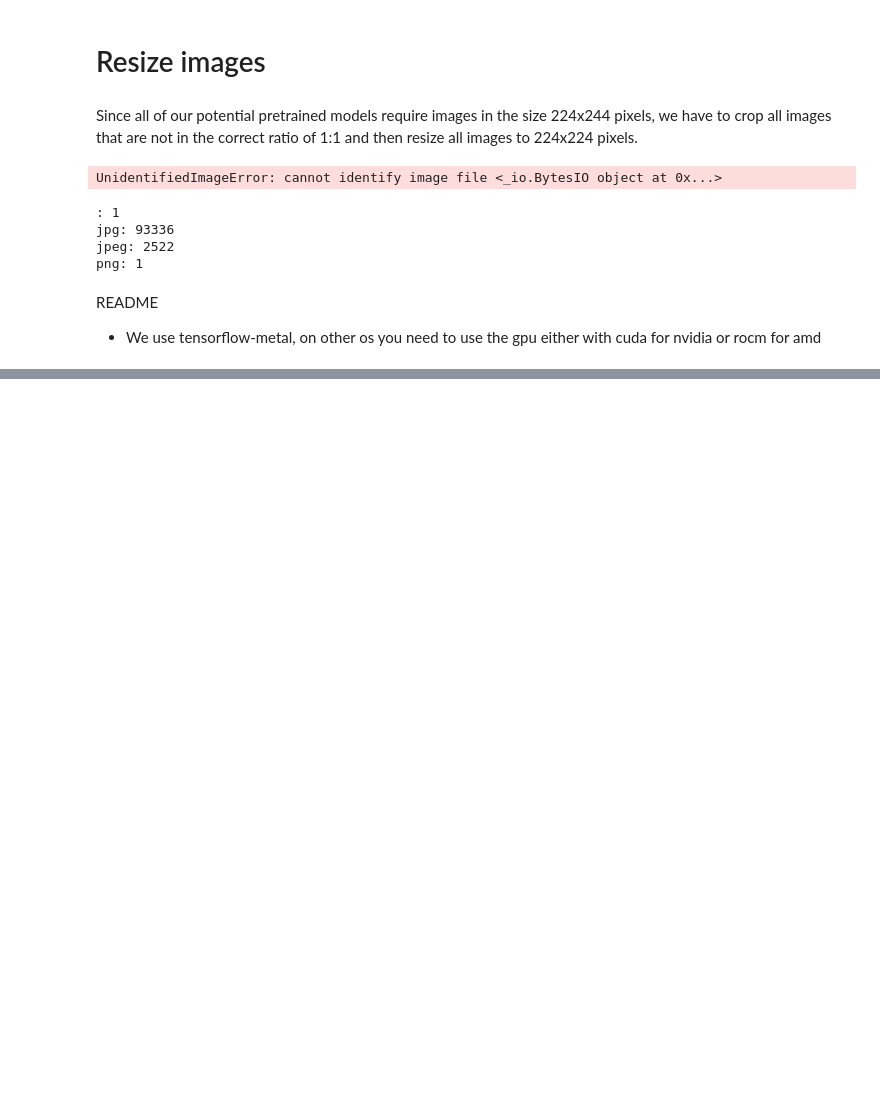
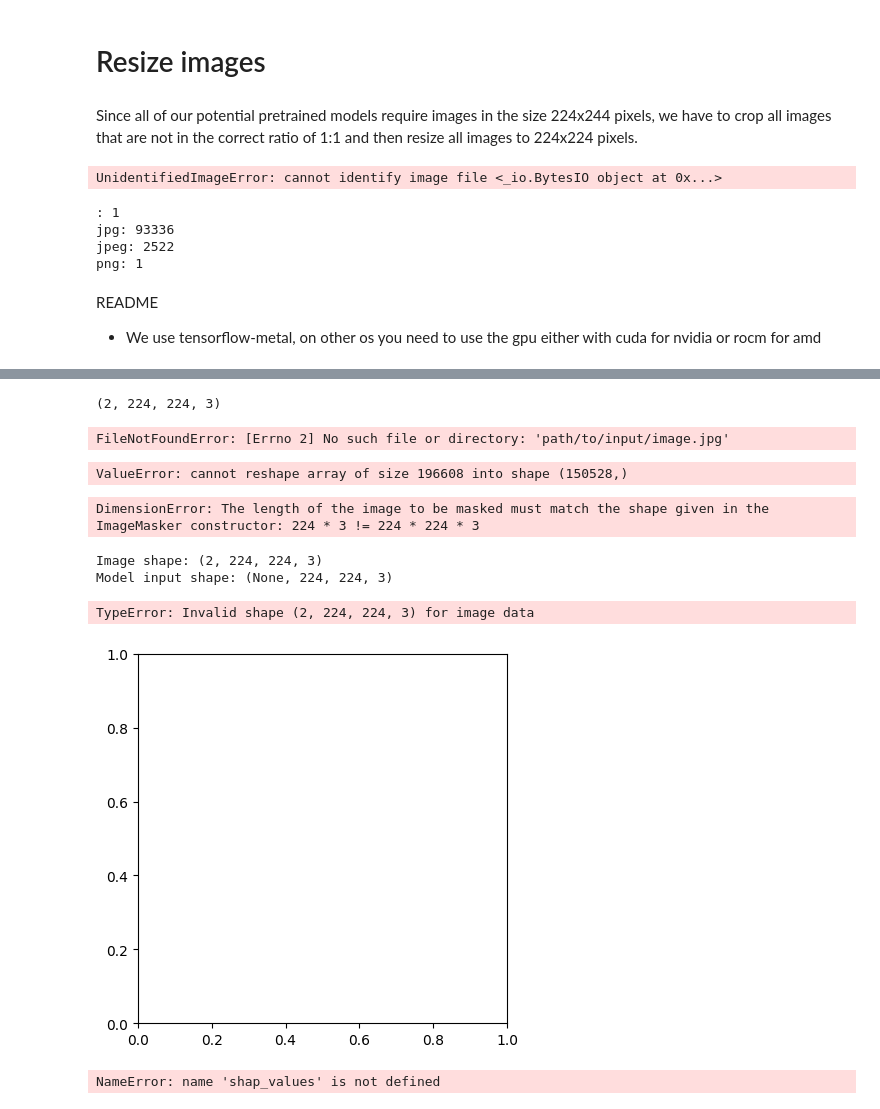
Before and after one commit to forster-j/AgronomiCare, a Jupyter notebook: notebooks/johannes.ipynb, the cells around one changed output, grey strips where cells are left out. Cells and saved outputs as stored; diff of their text form; code cells hidden in the pictures; blank space fills up the shorter version.

```diff
--- a/notebooks/johannes.ipynb
+++ b/notebooks/johannes.ipynb
@@ -98,0 +121,77 @@ README
+# %%
+# python function to get model output; replace this function with your own model function.
+import shap
+import numpy as np
+from PIL import Image
+
+
+# input image
+
+X = []
+image1 = Image.open("../data/train/citrus_greening/0a0e1e0f-e0d2-4a9b-9265-ec636592d0b2___CREC_HLB 7565.JPG")
+image1 = image1.resize((224, 224))
+image1_array = np.array(image1)
+X.append(image1_array)
+
+image2 = Image.open("../data/train/citrus_greening/0a1c9371-1092-4228-b09e-a4d0647e5316___CREC_HLB 4844.JPG")
+image2 = image2.resize((224, 224))
+image2_array = np.array(image2)
+X.append(image2_array)
+
+X = np.array(X)
+
+X.shape
+# %% [output]
+(2, 224, 224, 3)
+# %%
+from PIL import Image
+
+def resize_image(input_image_path, output_image_path):
+    original_image = Image.open(input_image_path)
+    width, height = original_image.size
+    resize_image = original_image.resize((224, 224))
+    resize_image.save(output_image_path)
+
+# Example usage
+input_path = "path/to/input/image.jpg"
+output_path = "path/to/output/resized_image.jpg"
+resize_image(input_path, output_path)
+# %% [output]
+FileNotFoundError: [Errno 2] No such file or directory: 'path/to/input/image.jpg'
+# %%
+# reshape imgage to fit output layer of model
+new_shape = (224 * 224 * 3)
+X = np.reshape(X,new_shape)
+# %% [output]
+ValueError: cannot reshape array of size 196608 into shape (150528,)
+# %%
+# define a masker that is used to mask out partitions of the input image.
+masker = shap.maskers.Image("inpaint_telea", X[0].shape)
+
+# create an explainer with model and image masker
+explainer = shap.Explainer(model, masker, output_names=class_names)
+
+# here we explain two images using 500 evaluations of the underlying model to estimate the SHAP values
+shap_values = explainer(
+    X[0], max_evals=100, batch_size=50, outputs=shap.Explanation.argsort.flip[:4]
+)
+# %% [output]
+DimensionError: The length of the image to be masked must match the shape given in the ImageMasker constructor: 224 * 3 != 224 * 224 * 3
+# %%
+print("Image shape:", X.shape)
+print("Model input shape:", model.input_shape)
+# %% [output]
+Image shape: (2, 224, 224, 3)
+Model input shape: (None, 224, 224, 3)
+# %%
+from matplotlib import pyplot as plt
+plt.imshow(X)
+plt.show()
+# %% [output]
+TypeError: Invalid shape (2, 224, 224, 3) for image data
+[figure, added]
+# %%
+# output with shap values
+shap.image_plot(shap_values)
+# %% [output]
+NameError: name 'shap_values' is not defined
```
Also changed, not shown: parts of 34 cells of this notebook, 1 other file.
